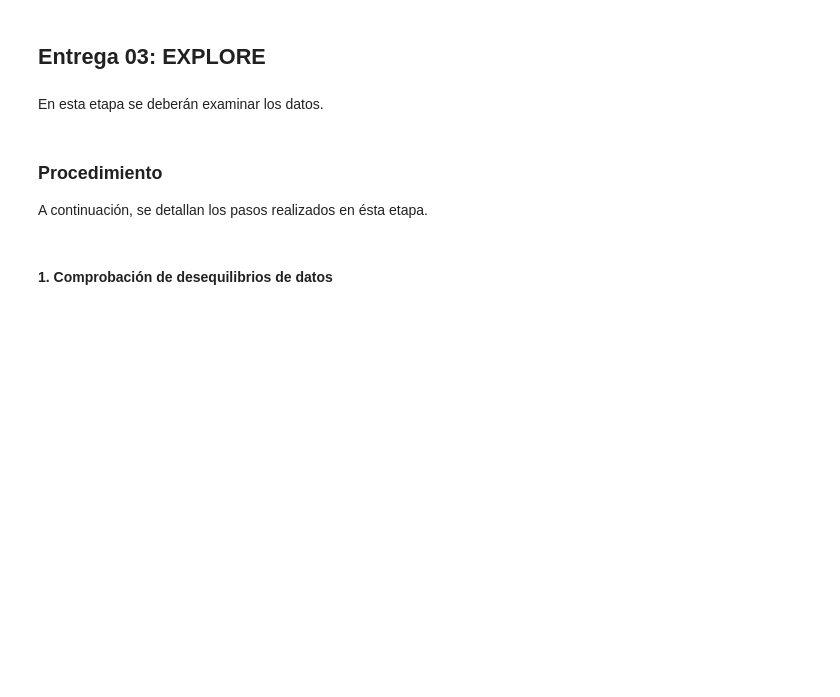
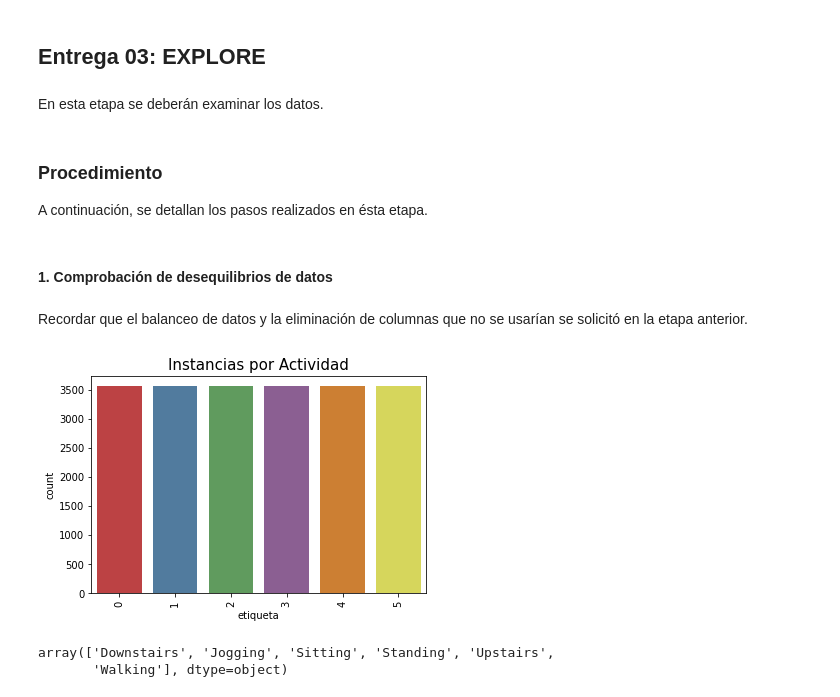
Before and after one commit to VictorSepulveda1994/Minor-Machine-Learning, a Jupyter notebook: Proyecto_Final/Etapa03-Explore/Explore-Human_Activity_Recognition.ipynb, the cells around one changed output. Drawn from its saved outputs; the diff is of its cells as text; code cells hidden in the pictures; blank space fills up the shorter version.

```diff
--- a/Proyecto_Final/Etapa03-Explore/Explore-Human_Activity_Recognition.ipynb
+++ b/Proyecto_Final/Etapa03-Explore/Explore-Human_Activity_Recognition.ipynb
@@ -296,9 +297,9 @@ Estandarizar los datos numericos (*StandardScaler)*:
 scaler = StandardScaler()
 X = scaler.fit_transform(X)
 
-scaled_X = pd.DataFrame(data = X, columns = ['x', 'y', 'z'])
+datos = pd.DataFrame(data = X, columns = ['x', 'y', 'z'])
 
-scaled_X.head()
+datos.head()
 # %% [output]
 |  | x | y | z |
 | 0 | 0.000503 | -0.099190 | 0.337933 |
@@ -312,7 +313,7 @@ scaled_X.head()
 Transformación de la etiqueta "y" a predecir
 # %%
 etiqueta = LabelEncoder()
-scaled_X['etiqueta'] = etiqueta.fit_transform(y)
+datos['etiqueta'] = etiqueta.fit_transform(y)
 etiqueta.classes_
 # %% [output]
 array(['Downstairs', 'Jogging', 'Sitting', 'Standing', 'Upstairs',
@@ -337,3 +338,20 @@ En esta etapa se deberán examinar los datos.
  A continuación, se detallan los pasos realizados en ésta etapa.
 # %% [markdown]
 #### 1. Comprobación de desequilibrios de datos
+# %% [markdown]
+Recordar que el balanceo de datos y la eliminación de columnas que no se usarían se solicitó en la etapa anterior.
+# %%
+# Gráfico de instancias por actividad. Hay 3555 por cada una.
+plt.title('Instancias por Actividad', fontsize=15)
+sns.countplot(datos.etiqueta)
+plt.xticks(rotation=90)
+plt.show()
+# %% [output]
+[figure, added]
+# %%
+# Recordar que las etiquetas fueron convertidas en la etapa anterior y van del 0 al 5.
+# 0 es Downstairs y 5 es Walking
+etiqueta.classes_
+# %% [output]
+array(['Downstairs', 'Jogging', 'Sitting', 'Standing', 'Upstairs',
+       'Walking'], dtype=object)
```
Also changed, not shown: parts of 8 cells of this notebook.
